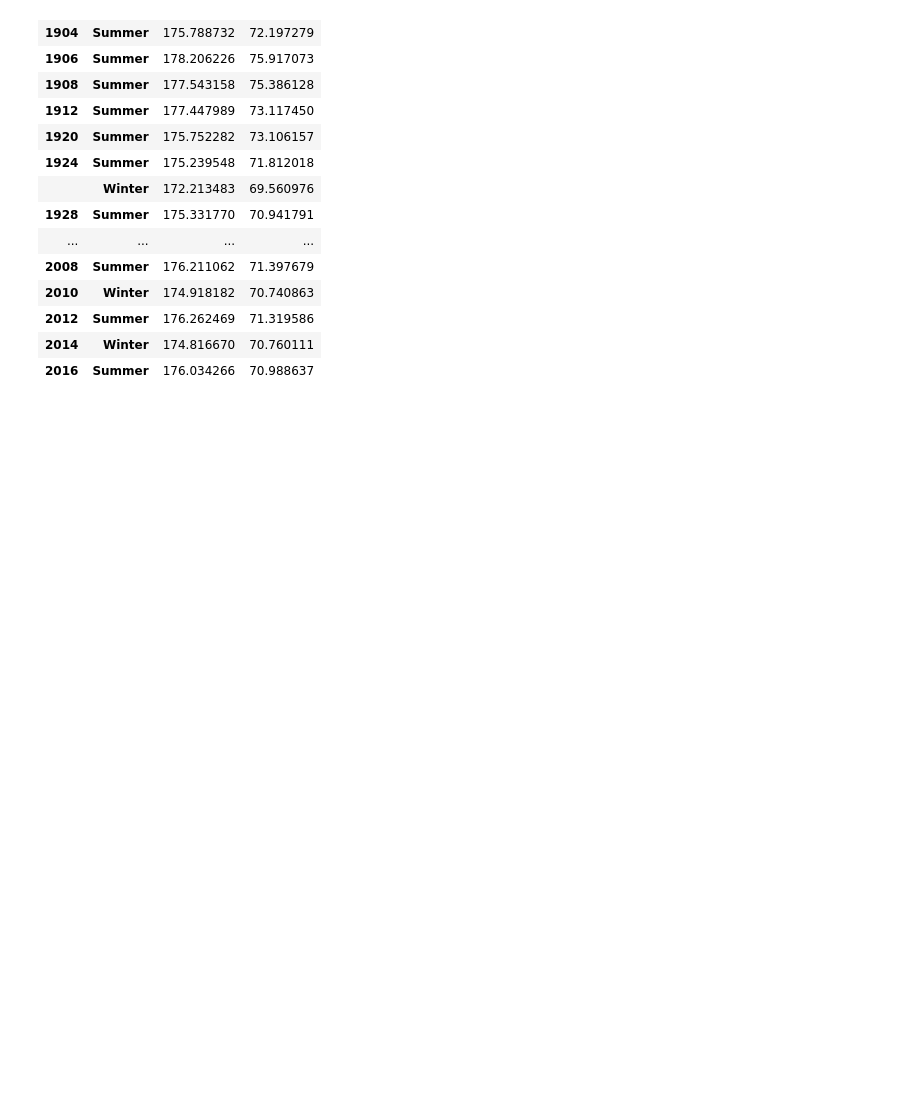
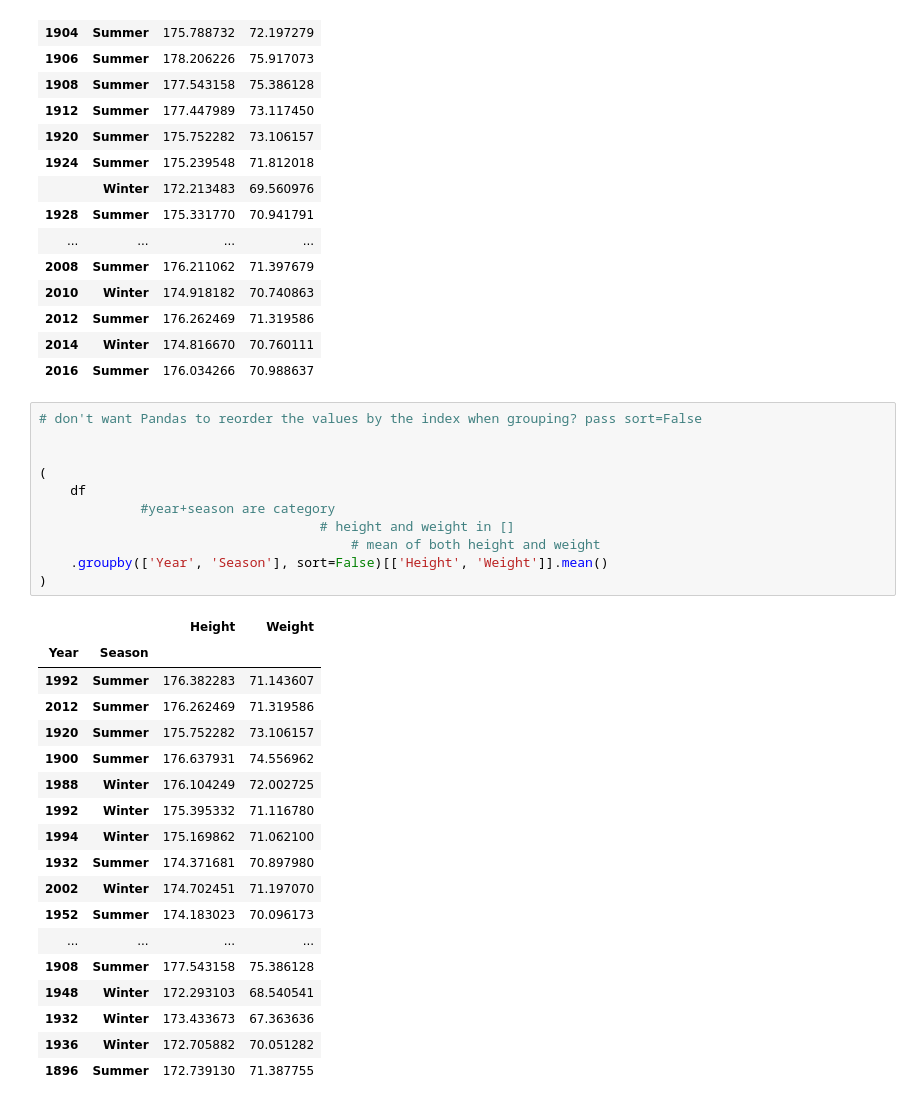
Before and after one commit to reuven/BDTMSD-Python-2026-07, a Jupyter notebook: BDTMSD-Python-2026-10-02.ipynb, the cells around one changed output. Cells and saved outputs as stored; diff of their text form; blank space fills up the shorter version.

```diff
--- a/BDTMSD-Python-2026-10-02.ipynb
+++ b/BDTMSD-Python-2026-10-02.ipynb
@@ -417,3 +417,33 @@ df
 | 2012 | Summer | 176.262469 | 71.319586 |
 | 2014 | Winter | 174.816670 | 70.760111 |
 | 2016 | Summer | 176.034266 | 70.988637 |
+# %%
+# don't want Pandas to reorder the values by the index when grouping? pass sort=False
+
+
+(
+    df
+             #year+season are category
+                                    # height and weight in []
+                                        # mean of both height and weight
+    .groupby(['Year', 'Season'], sort=False)[['Height', 'Weight']].mean()
+)
+# %% [output]
+|  |  | Height | Weight |
+| Year | Season |  |  |
+| 1992 | Summer | 176.382283 | 71.143607 |
+| 2012 | Summer | 176.262469 | 71.319586 |
+| 1920 | Summer | 175.752282 | 73.106157 |
+| 1900 | Summer | 176.637931 | 74.556962 |
+| 1988 | Winter | 176.104249 | 72.002725 |
+| 1992 | Winter | 175.395332 | 71.116780 |
+| 1994 | Winter | 175.169862 | 71.062100 |
+| 1932 | Summer | 174.371681 | 70.897980 |
+| 2002 | Winter | 174.702451 | 71.197070 |
+| 1952 | Summer | 174.183023 | 70.096173 |
+| ... | ... | ... | ... |
+| 1908 | Summer | 177.543158 | 75.386128 |
+| 1948 | Winter | 172.293103 | 68.540541 |
+| 1932 | Winter | 173.433673 | 67.363636 |
+| 1936 | Winter | 172.705882 | 70.051282 |
+| 1896 | Summer | 172.739130 | 71.387755 |
```
